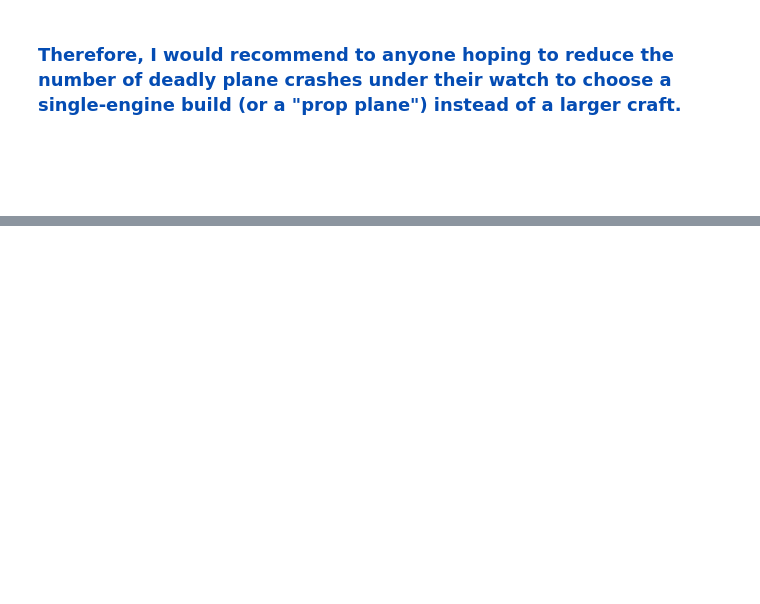
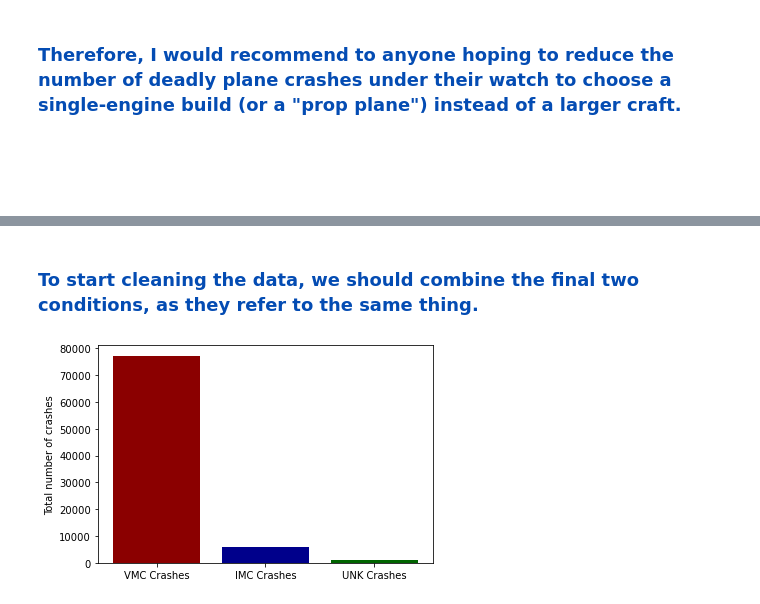
Before and after one commit to a-JAVA-chip-frappuccino/Aviation-Accidents-Analysis, a Jupyter notebook: student.ipynb, the cells around one changed output, grey strips where cells are left out. Cells and saved outputs as stored; diff of their text form; code cells hidden in the pictures; blank space fills up the shorter version.

Commit message:
added comparison of weather condition data

```diff
--- a/student.ipynb
+++ b/student.ipynb
@@ -396,0 +407,24 @@ plt.show()
+# %% [markdown]
+### <font color = '#044cb3'>To start cleaning the data, we should combine the final two conditions, as they refer to the same thing.
+# %%
+df['Weather.Condition'] = df['Weather.Condition'].apply(lambda value : 'UNK' if value == 'UNK' or value == 'Unk' else value)
+# %%
+total_vmc = df['Weather.Condition'].value_counts()['VMC']
+
+total_imc = df['Weather.Condition'].value_counts()['IMC']
+
+total_unk = df['Weather.Condition'].value_counts()['UNK']
+# %%
+fig, ax = plt.subplots()
+
+ax.bar("VMC Crashes", total_vmc, color = 'darkred')
+
+ax.bar("IMC Crashes", total_imc, color = 'darkblue')
+
+ax.bar("UNK Crashes", total_unk, color = 'darkgreen')
+
+ax.set_ylabel("Total number of crashes")
+
+plt.show()
+# %% [output]
+[figure, added]
```
Also changed, not shown: parts of 6 cells of this notebook.
